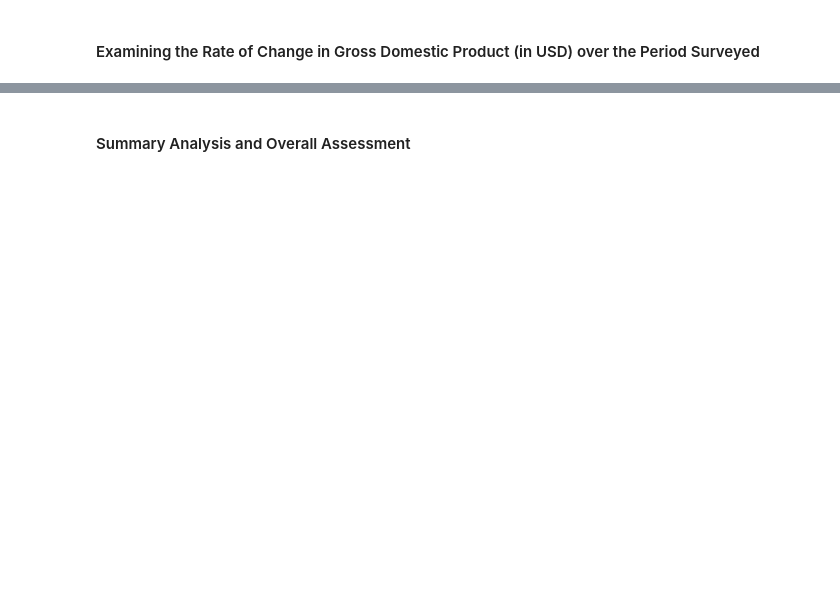
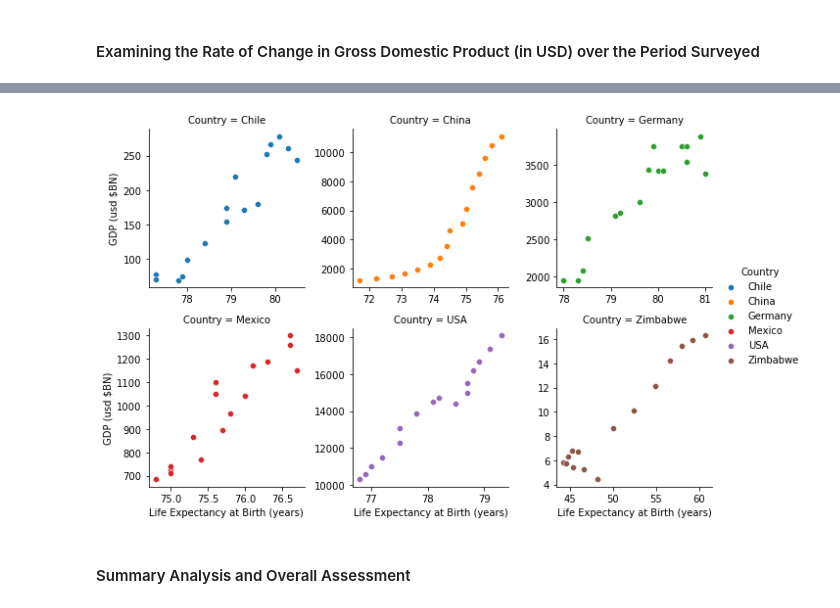
Before and after one commit to roberthallds/life-expectancy-gdp, a Jupyter notebook: project.ipynb, the cells around one changed output, grey strips where cells are left out. Saved outputs shown, nothing was run; the diff lists cells and outputs as text; code cells hidden in the pictures; blank space fills up the shorter version.

```diff
--- a/project.ipynb
+++ b/project.ipynb
@@ -112,2 +195,10 @@ plt.clf()
+# %%
+graph = sns.FacetGrid(data, col="Country", col_wrap=3,
+                      hue = "Country", sharey = False, sharex = False)
+graph = (graph.map(sns.scatterplot,"Life Expectancy", "GDP")
+         .add_legend()
+         .set_axis_labels("Life Expectancy at Birth (years)", "GDP (usd $BN)"))
+# %% [output]
+[figure, added]
 # %% [markdown]
 #### Summary Analysis and Overall Assessment
```
Also changed, not shown: parts of 13 cells of this notebook.
